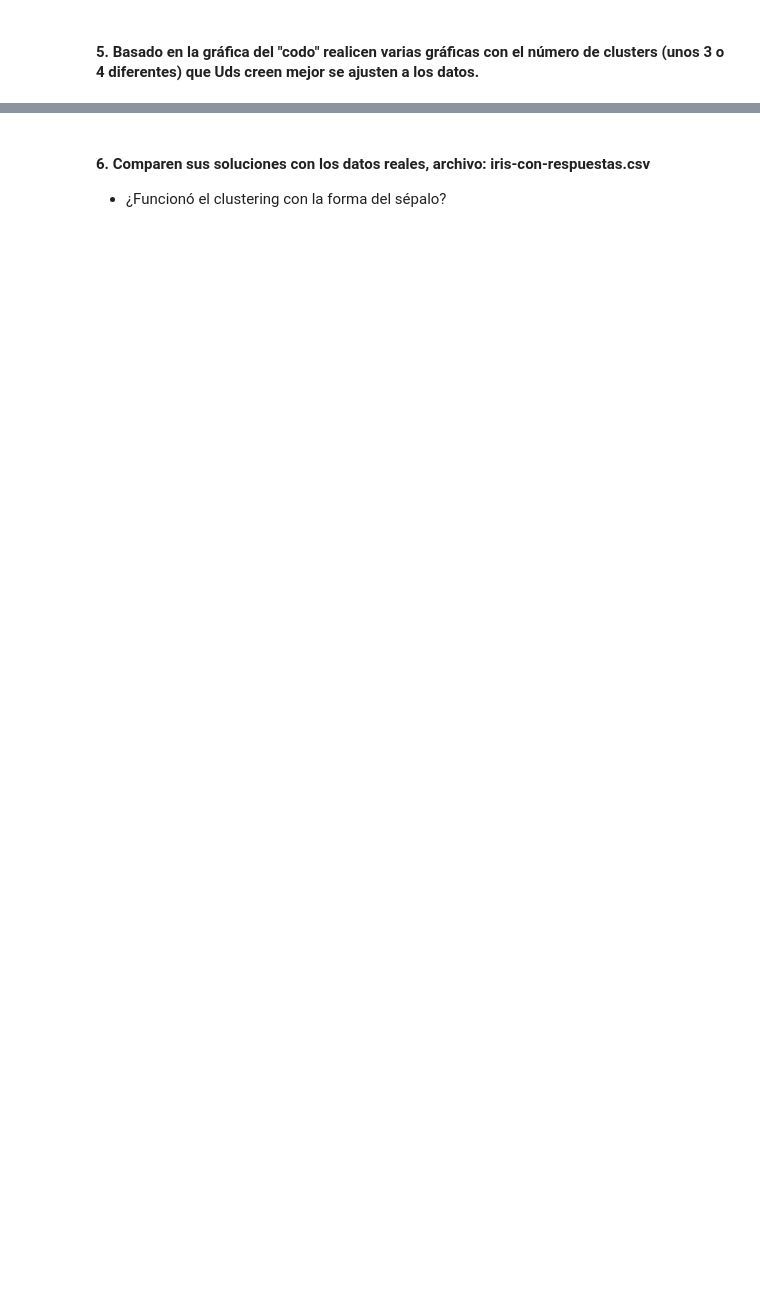
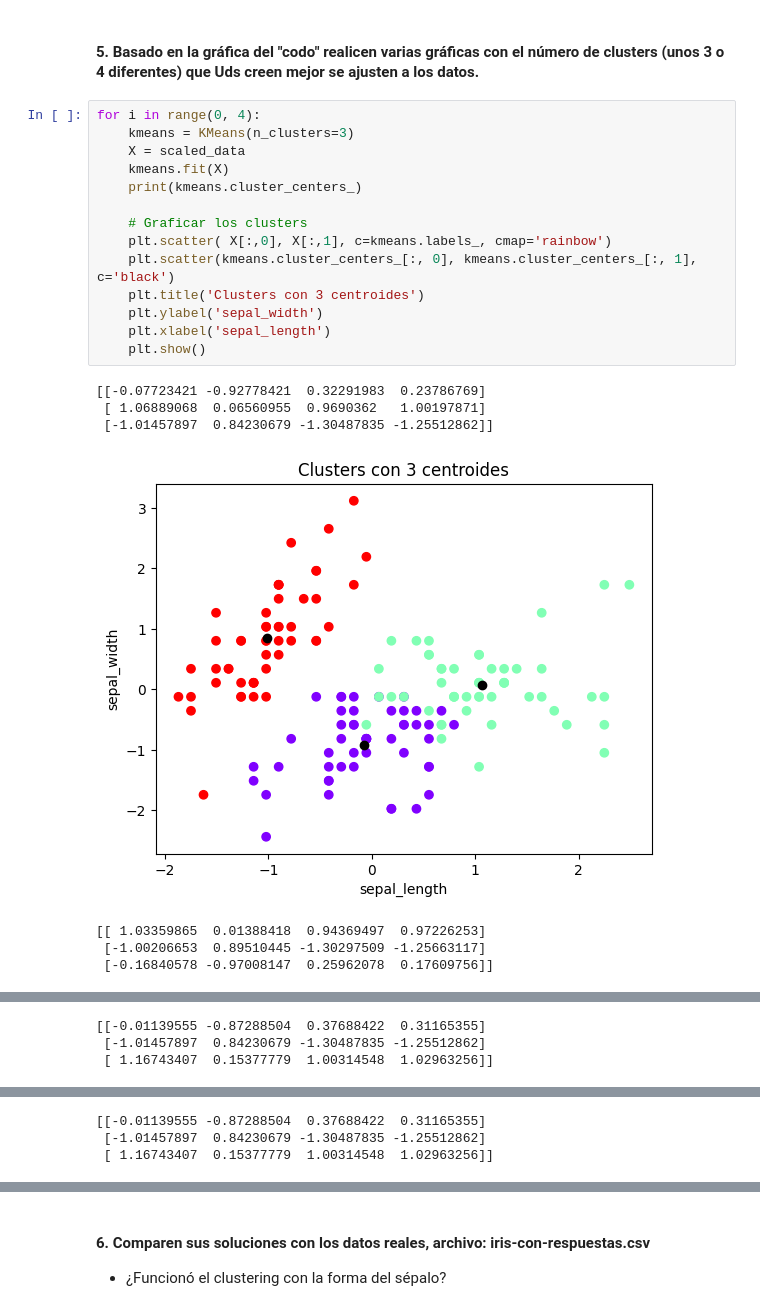
Before and after one commit to JPS4321/HT2-DM, a Jupyter notebook: HT2.ipynb, the cells around one changed output, grey strips where cells are left out. Saved outputs shown, nothing was run; the diff lists cells and outputs as text; blank space fills up the shorter version.

```diff
--- a/HT2.ipynb
+++ b/HT2.ipynb
@@ -137,2 +155,24 @@ Ahora están más marcada la división entre los grupos, antes habían
 # %% [markdown]
 #### 5. Basado en la gráfica del "codo" realicen varias gráficas con el número de clusters (unos 3 o 4 diferentes) que Uds creen mejor se ajusten a los datos.
+# %%
+for i in range(0, 4):
+    kmeans = KMeans(n_clusters=3)
+    X = scaled_data
+    kmeans.fit(X)
+    print(kmeans.cluster_centers_)
+
+    # Graficar los clusters
+    plt.scatter( X[:,0], X[:,1], c=kmeans.labels_, cmap='rainbow')
+    plt.scatter(kmeans.cluster_centers_[:, 0], kmeans.cluster_centers_[:, 1], c='black')
+    plt.title('Clusters con 3 centroides')
+    plt.ylabel('sepal_width')
+    plt.xlabel('sepal_length')
+    plt.show()
+# %% [output]
+[[-0.07723421 -0.92778421  0.32291983  0.23786769]
+ [ 1.06889068  0.06560955  0.9690362   1.00197871]
+ [-1.01457897  0.84230679 -1.30487835 -1.25512862]]
+[figure, added]
+[[ 1.03359865  0.01388418  0.94369497  0.97226253]
+ [-1.00206653  0.89510445 -1.30297509 -1.25663117]
+ [-0.16840578 -0.97008147  0.25962078  0.17609756]]
@@ -138,0 +180,3 @@ Ahora están más marcada la división entre los grupos, antes habían
+[[-0.01139555 -0.87288504  0.37688422  0.31165355]
+ [-1.01457897  0.84230679 -1.30487835 -1.25512862]
+ [ 1.16743407  0.15377779  1.00314548  1.02963256]]
@@ -138,0 +184,3 @@ Ahora están más marcada la división entre los grupos, antes habían
+[[-0.01139555 -0.87288504  0.37688422  0.31165355]
+ [-1.01457897  0.84230679 -1.30487835 -1.25512862]
+ [ 1.16743407  0.15377779  1.00314548  1.02963256]]
```
Also changed, not shown: parts of 7 cells of this notebook.
